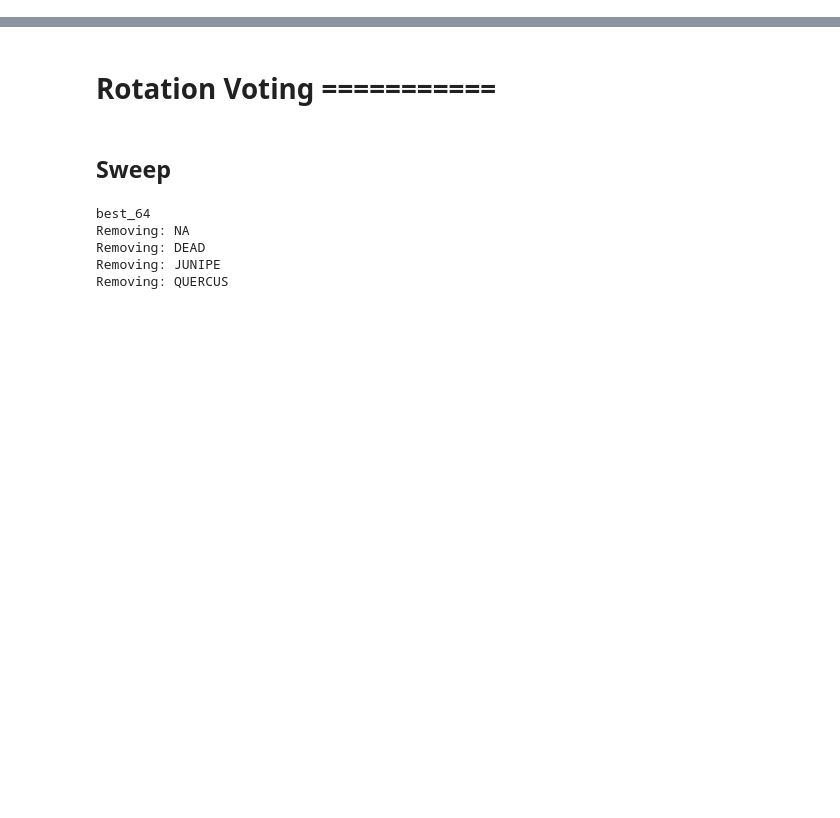
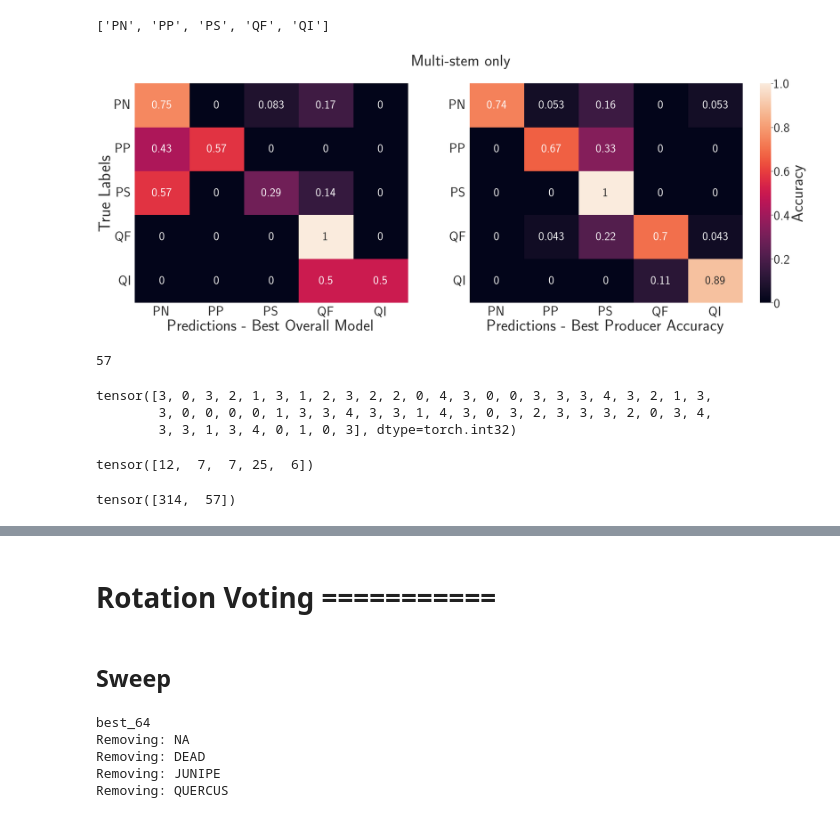
Before and after one commit to mataln/laser-trees, a Jupyter notebook: notebooks/rotation_vote.ipynb, the cells around one changed output, grey strips where cells are left out. Drawn from its saved outputs; the diff is of its cells as text; code cells hidden in the pictures; blank space fills up the shorter version.

```diff
--- a/notebooks/rotation_vote.ipynb
+++ b/notebooks/rotation_vote.ipynb
@@ -189,0 +330,62 @@ fig.savefig('conf2.png', bbox_inches='tight')
+# %%
+fig, ax = plt.subplots(1,2, figsize=(36,12), gridspec_kw={'width_ratios': [0.8, 1]})
+
+tickFont = 40
+axFont = 48
+annotFont = 36
+
+print(val_species)
+val_species = ['PN', 'PP', 'PS', 'QF', 'QI']
+
+cm1 = confusion_matrix(labels_b_multistem, predictions_b_multistem, normalize='true')
+hm1 = sns.heatmap(cm1, annot=True, ax=ax[0], cbar=False, annot_kws={"fontsize":annotFont}, vmin=0, vmax=1)
+hm1.set_xticklabels(val_species, fontsize=tickFont, style = 'italic')
+ax[0].set_yticklabels(val_species, fontsize=tickFont)
+hm1.set_ylabel('True Labels', fontsize=axFont+2)
+hm1.set_xlabel('Predictions - Best Overall Model', fontsize=axFont)
+
+
+cm3 = confusion_matrix(labels_p_multistem, predictions_p_multistem, normalize='true')
+hm3 = sns.heatmap(cm3, annot=True, ax=ax[1], cbar=True, annot_kws={"fontsize":annotFont}, cbar_kws={'label': 'Accuracy'}, vmin=0, vmax=1)
+hm3.set_xticklabels(val_species, fontsize=tickFont)
+hm3.set_yticklabels(val_species, fontsize=tickFont)
+hm3.set_ylabel('', fontsize=axFont)
+hm3.set_xlabel('Predictions - Best Producer Accuracy', fontsize=axFont)
+
+for axs in ax:
+    for tick in axs.get_xticklabels():
+        tick.set(rotation=0)
+
+    for tick in axs.get_yticklabels():
+        tick.set(rotation=0)
+
+fig.axes[-1].yaxis.label.set_size(axFont)
+cbar = ax[-1].collections[0].colorbar
+cbar.set_ticks([0,0.2,0.4,0.6,0.8,1])
+fig.axes[-1].set_yticklabels(['0','0.2','0.4','0.6','0.8','1.0'], fontsize=tickFont)
+
+fig.suptitle('Multi-stem only', fontsize=axFont)
+
+
+fig.savefig('conf2.png', bbox_inches='tight')
+# %% [output]
+['PN', 'PP', 'PS', 'QF', 'QI']
+[figure, added]
+# %%
+len(labels_b_multistem)
+# %% [output]
+57
+# %%
+labels_b_multistem.int()
+# %% [output]
+tensor([3, 0, 3, 2, 1, 3, 1, 2, 3, 2, 2, 0, 4, 3, 0, 0, 3, 3, 3, 4, 3, 2, 1, 3,
+        3, 0, 0, 0, 0, 1, 3, 3, 4, 3, 3, 1, 4, 3, 0, 3, 2, 3, 3, 3, 2, 0, 3, 4,
+        3, 3, 1, 3, 4, 0, 1, 0, 3], dtype=torch.int32)
+# %%
+torch.bincount(labels_b_multistem.int())
+# %% [output]
+tensor([12,  7,  7, 25,  6])
+# %%
+torch.bincount(is_multistem)
+# %% [output]
+tensor([314,  57])
```
Also changed, not shown: parts of 9 cells of this notebook.
